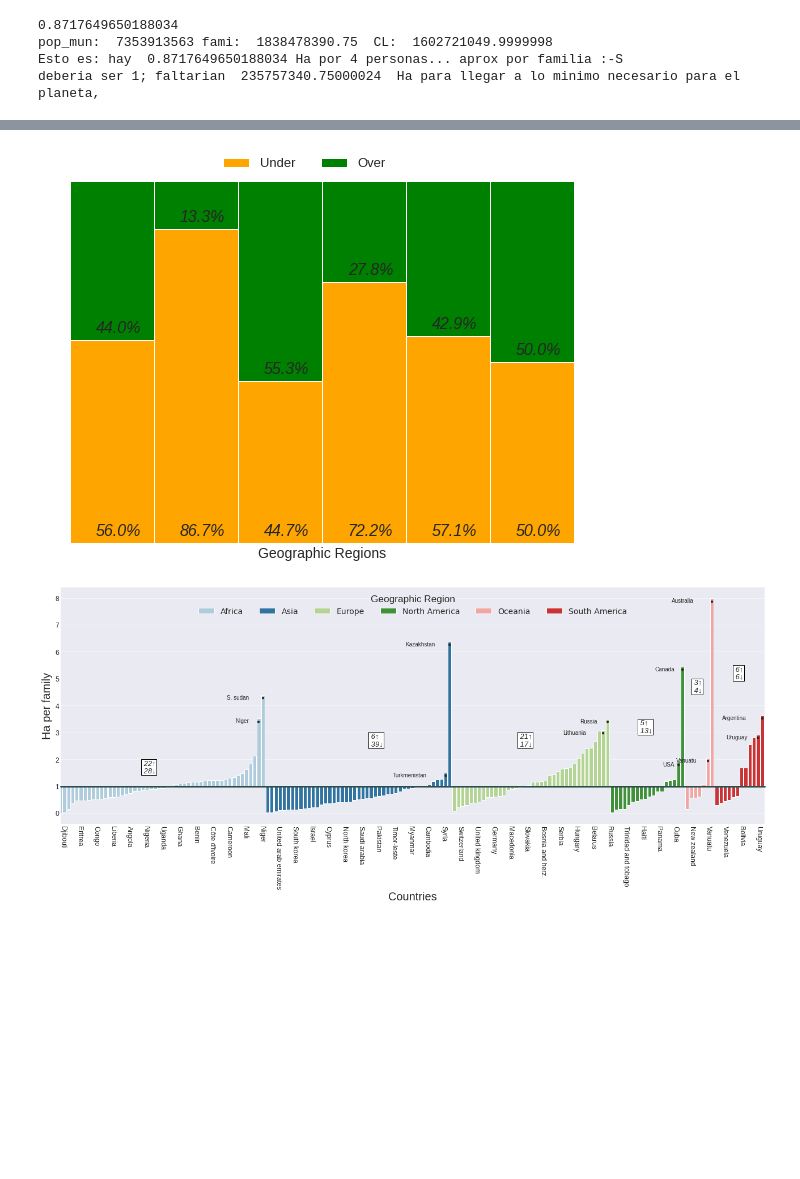
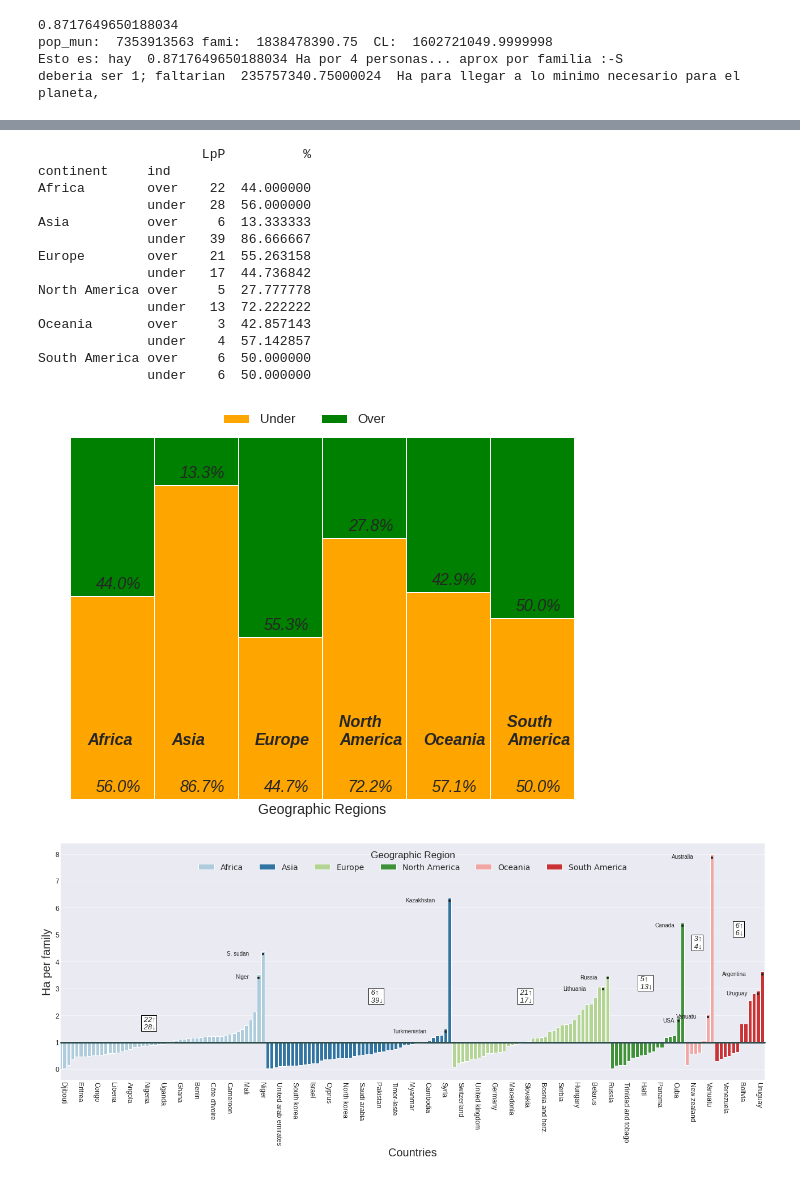
Before and after one commit to Hmarga/Lands, a Jupyter notebook: code_images/images_script.ipynb, the cells around one changed output, grey strips where cells are left out. Cells and saved outputs as stored; diff of their text form; code cells hidden in the pictures; blank space fills up the shorter version.

```diff
--- a/code_images/images_script.ipynb
+++ b/code_images/images_script.ipynb
@@ -603,7 +603,7 @@ coli = ['continent', 'ind', 'LpP']
 pv = dclw[coli]
 pv = pv.groupby(['continent','ind']).count()
 pv['%'] = pv.groupby(level=0).apply(lambda x:  100*x / x.sum())
-
+print(pv)
 fig= plt.figure(figsize=(8,6))
 
 # Defino los grupos a graficar según 'over' or 'under'
@@ -616,34 +616,53 @@ barWidth = 1
 # Create over bars
 nu = plt.bar(r, underbar, color='orange', edgecolor='white', width=barWidth, label="Under")
 no = plt.bar(r, overbar, bottom=underbar, color='green', edgecolor='white', width=barWidth, label="Over" )
 
 plt.box(on=None)
 
 # Custom x axis
 plt.xticks(r, dclw['continent'].unique())
 plt.tick_params(axis='both', which='both', length=0)
 plt.xlabel("Geographic Regions")
 
 # Add a legend
 plt.legend(ncol=2, fontsize=13, bbox_to_anchor=(0.3,0.95)) #loc='upper center',
 
+# In order of print the names of the regions
+r[3]='North \nAmerica'
+r[5]='South \nAmerica'
+
 for n in range(6):
     plt.text(nu.patches[n].xy[0]+0.3, nu.patches[n].xy[1]+2, str(round(underbar[n],1))+'%', fontsize=16, fontstyle='oblique')
     plt.text(no.patches[n].xy[0]+0.3, no.patches[n].xy[1]+2, str(round(overbar[n],1))+'%', fontsize=16, fontstyle='oblique')
+    plt.text(nu.patches[n].xy[0]+0.2, nu.patches[n].xy[1]+15, r[n], fontsize=16, fontstyle='oblique', weight='bold')
 
 # Y axis in percentage
 fmt = '%.0f%%'
 yticks = ticker.FormatStrFormatter(fmt)
 plt.gca().yaxis.set_major_formatter(yticks)
 
 
 # To fix the plot size to the layout
 plt.tight_layout()
 
 # Show graphic
 plt.savefig('/home/hmdg/Documents/Data_Science/Repos/Lands/images/HpF_bars.png')#, bbox_inches='tight')
 # %% [output]
+                     LpP          %
+continent     ind
+Africa        over    22  44.000000
+              under   28  56.000000
+Asia          over     6  13.333333
+              under   39  86.666667
+Europe        over    21  55.263158
+              under   17  44.736842
+North America over     5  27.777778
+              under   13  72.222222
+Oceania       over     3  42.857143
+              under    4  57.142857
+South America over     6  50.000000
+              under    6  50.000000
-[figure, old version]
+[figure, new version]
 # %%
 # XIII
 
```
Also changed, not shown: parts of 3 cells of this notebook, 7 other files.
